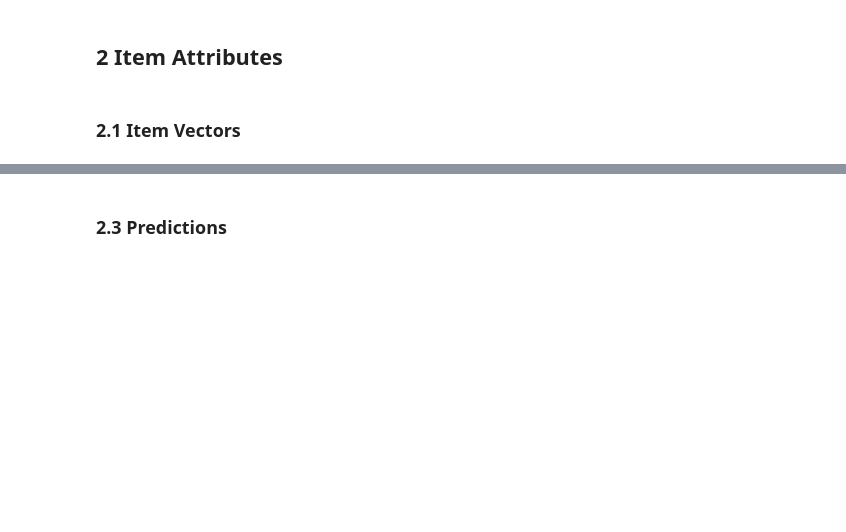
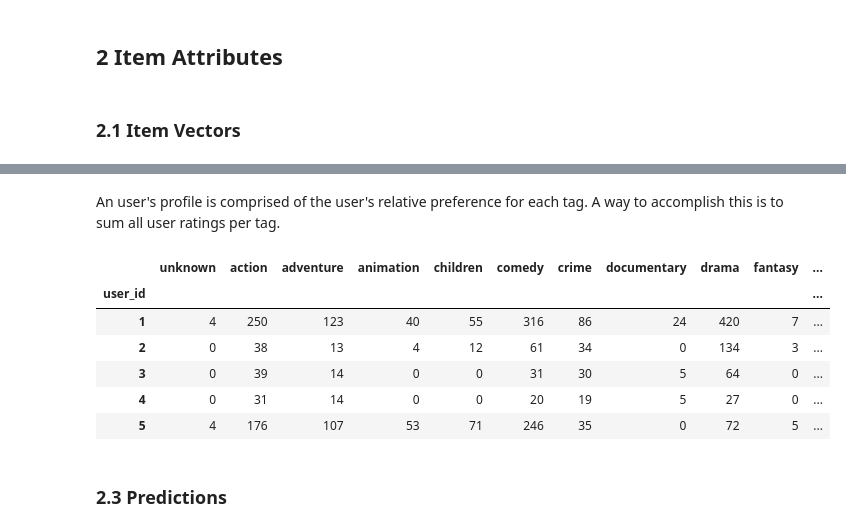
Before and after one commit to LDSSA/hackathon-4-learning, a Jupyter notebook: src/notebooks/content-based-recommenders.ipynb, the cells around one changed output, grey strips where cells are left out. Cells and saved outputs as stored; diff of their text form; code cells hidden in the pictures; blank space fills up the shorter version.

```diff
--- a/src/notebooks/content-based-recommenders.ipynb
+++ b/src/notebooks/content-based-recommenders.ipynb
@@ -175,0 +196,3 @@ Note you could use attributes or *tags* other than movie genres, like the direct
+# %%
+user_profile_data = users.merge(items)
+user_profile_data.head(n=3)
@@ -175,0 +209,4 @@ Note you could use attributes or *tags* other than movie genres, like the direct
+# %%
+user_ratings = user_profile_data['rating']
+user_profile_tags = user_profile_data.iloc[:, 4:].multiply(user_ratings, axis=0)
+user_profile_tags.head()
@@ -176,3 +220,16 @@ Note you could use attributes or *tags* other than movie genres, like the direct
+# %% [markdown]
+An user's profile is comprised of the user's relative preference for each tag. A way to accomplish this is to sum all user ratings per tag.
+# %%
+user_profiles = pd.concat([user_profile_data.iloc[:, 0:1], user_profile_tags], axis=1).groupby('user_id').sum()
+user_profiles.head()
+# %% [output]
+|  | unknown | action | adventure | animation | children | comedy | crime | documentary | drama | fantasy | ... |
+| user_id |  |  |  |  |  |  |  |  |  |  | ... |
+| 1 | 4 | 250 | 123 | 40 | 55 | 316 | 86 | 24 | 420 | 7 | ... |
+| 2 | 0 | 38 | 13 | 4 | 12 | 61 | 34 | 0 | 134 | 3 | ... |
+| 3 | 0 | 39 | 14 | 0 | 0 | 31 | 30 | 5 | 64 | 0 | ... |
+| 4 | 0 | 31 | 14 | 0 | 0 | 20 | 19 | 5 | 27 | 0 | ... |
+| 5 | 4 | 176 | 107 | 53 | 71 | 246 | 35 | 0 | 72 | 5 | ... |
 # %%
 def make_user_profiles(users, items):
 
```
Also changed, not shown: parts of 8 cells of this notebook, 2 other files.
